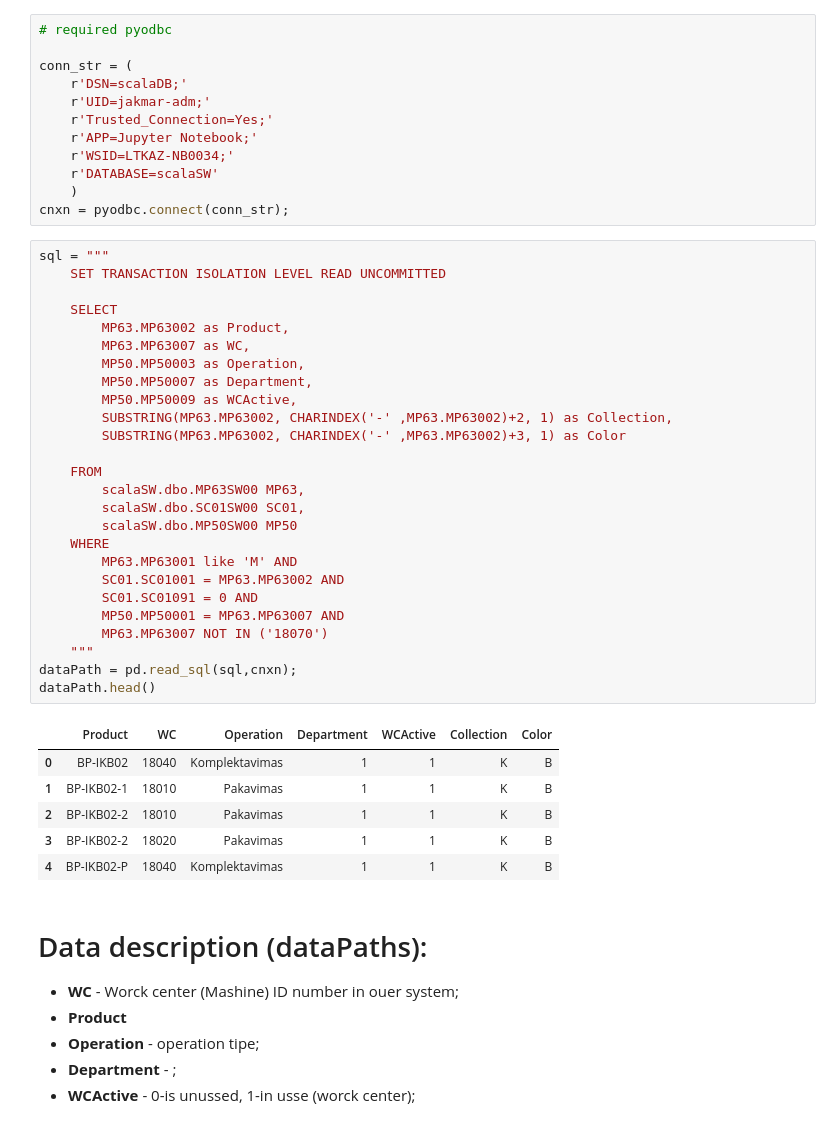
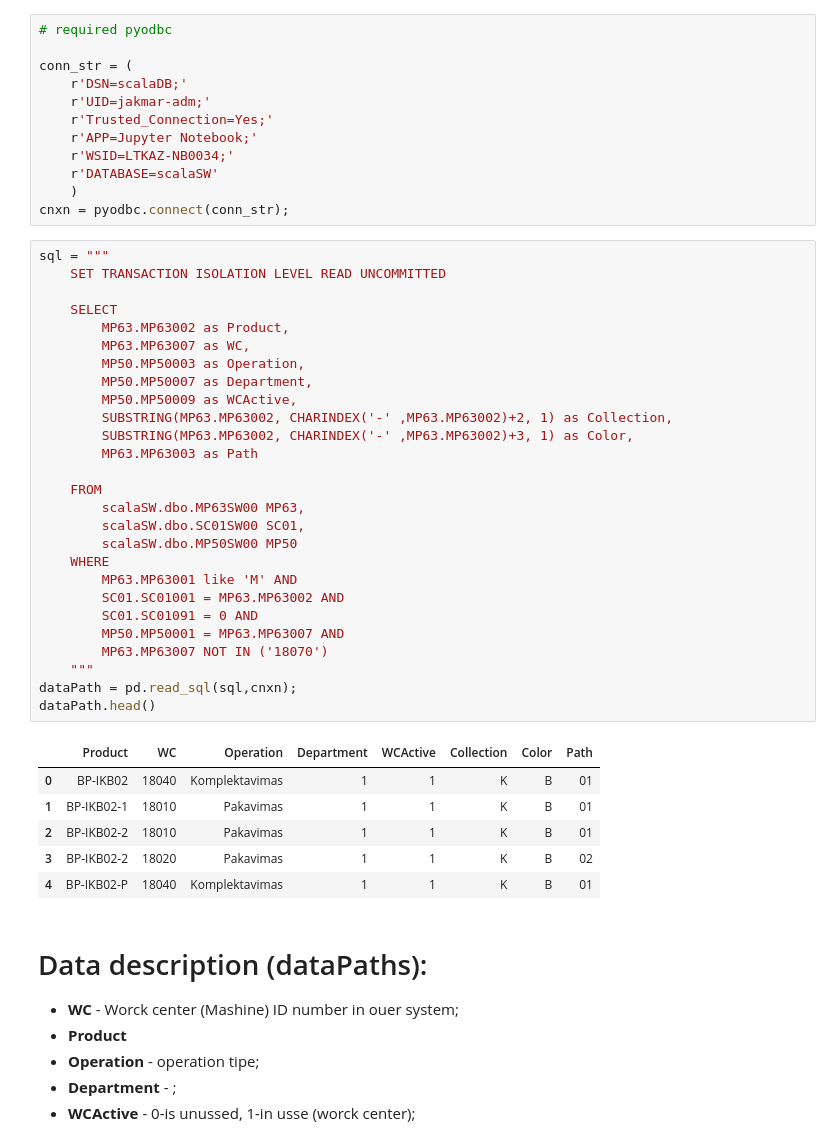
Before and after one commit to bankauskas/optimisation_shortest_path, a Jupyter notebook: notebooks/Technology missing data.ipynb, the cells around one changed output. Cells and saved outputs as stored; diff of their text form.

```diff
--- a/notebooks/Technology missing data.ipynb
+++ b/notebooks/Technology missing data.ipynb
@@ -73,36 +88,37 @@ cnxn = pyodbc.connect(conn_str);
 # %%
 sql = """
     SET TRANSACTION ISOLATION LEVEL READ UNCOMMITTED
 
     SELECT
         MP63.MP63002 as Product,
         MP63.MP63007 as WC,
         MP50.MP50003 as Operation,
         MP50.MP50007 as Department,
         MP50.MP50009 as WCActive,
         SUBSTRING(MP63.MP63002, CHARINDEX('-' ,MP63.MP63002)+2, 1) as Collection,
-        SUBSTRING(MP63.MP63002, CHARINDEX('-' ,MP63.MP63002)+3, 1) as Color
+        SUBSTRING(MP63.MP63002, CHARINDEX('-' ,MP63.MP63002)+3, 1) as Color,
+        MP63.MP63003 as Path
 
     FROM
         scalaSW.dbo.MP63SW00 MP63,
         scalaSW.dbo.SC01SW00 SC01,
         scalaSW.dbo.MP50SW00 MP50
     WHERE
         MP63.MP63001 like 'M' AND
         SC01.SC01001 = MP63.MP63002 AND
         SC01.SC01091 = 0 AND
         MP50.MP50001 = MP63.MP63007 AND
         MP63.MP63007 NOT IN ('18070')
     """
 dataPath = pd.read_sql(sql,cnxn);
 dataPath.head()
 # %% [output]
-|  | Product | WC | Operation | Department | WCActive | Collection | Color |
-| 0 | BP-IKB02 | 18040 | Komplektavimas | 1 | 1 | K | B |
-| 1 | BP-IKB02-1 | 18010 | Pakavimas | 1 | 1 | K | B |
-| 2 | BP-IKB02-2 | 18010 | Pakavimas | 1 | 1 | K | B |
-| 3 | BP-IKB02-2 | 18020 | Pakavimas | 1 | 1 | K | B |
-| 4 | BP-IKB02-P | 18040 | Komplektavimas | 1 | 1 | K | B |
+|  | Product | WC | Operation | Department | WCActive | Collection | Color | Path |
+| 0 | BP-IKB02 | 18040 | Komplektavimas | 1 | 1 | K | B | 01 |
+| 1 | BP-IKB02-1 | 18010 | Pakavimas | 1 | 1 | K | B | 01 |
+| 2 | BP-IKB02-2 | 18010 | Pakavimas | 1 | 1 | K | B | 01 |
+| 3 | BP-IKB02-2 | 18020 | Pakavimas | 1 | 1 | K | B | 02 |
+| 4 | BP-IKB02-P | 18040 | Komplektavimas | 1 | 1 | K | B | 01 |
 # %% [markdown]
 # Data description (dataPaths):
 
```
Also changed, not shown: parts of 6 cells of this notebook, 17 other files.
